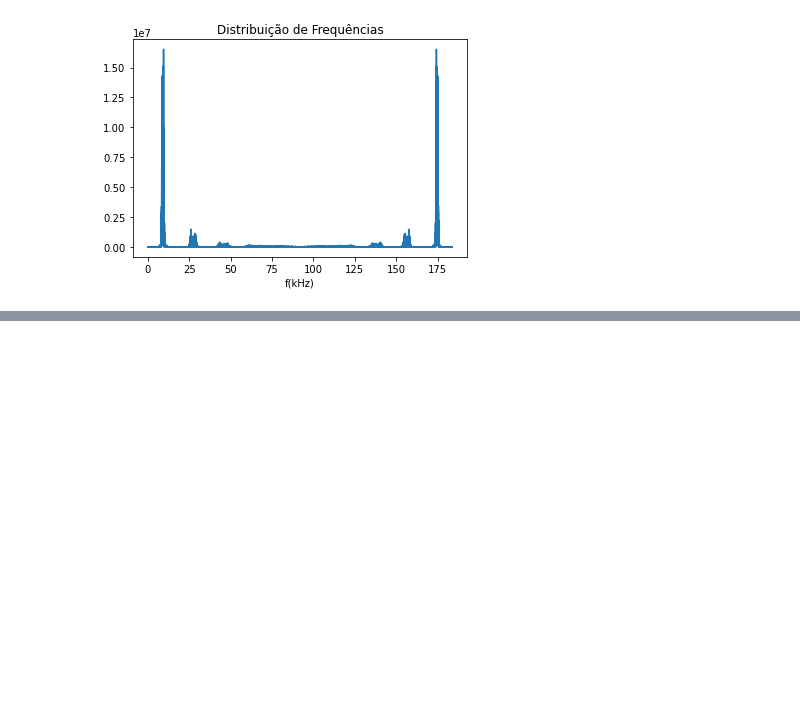
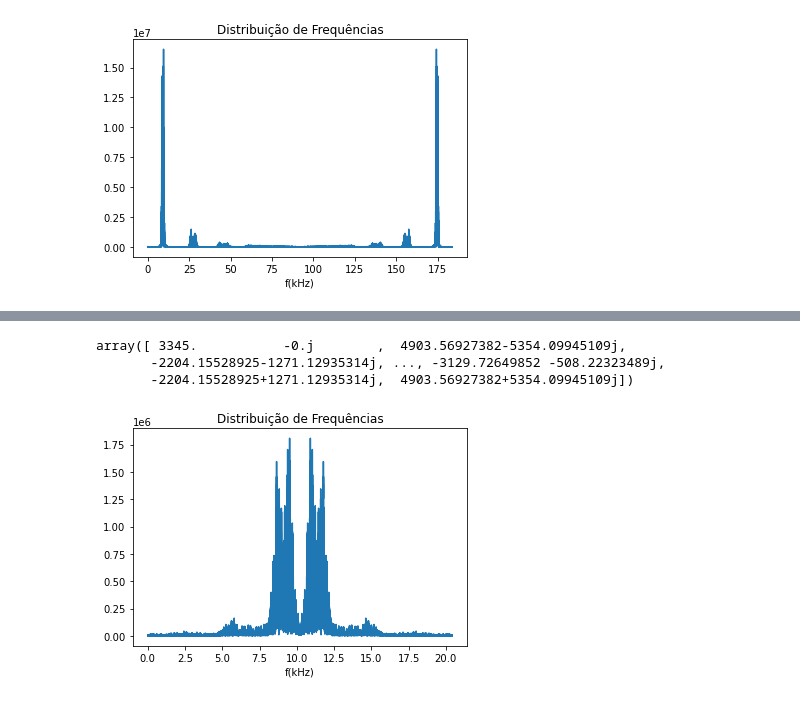
Before and after one commit to AlefeTiago/signal_systems_projects, a Jupyter notebook: project01_sampling/Exp01.ipynb, the cells around one changed output, grey strips where cells are left out. Saved outputs shown, nothing was run; the diff lists cells and outputs as text; code cells hidden in the pictures; blank space fills up the shorter version.

```diff
--- a/project01_sampling/Exp01.ipynb
+++ b/project01_sampling/Exp01.ipynb
@@ -50,0 +83,3 @@ plt.xlabel('f(kHz)');
+# %%
+subamostrado = som[::9]
+fs_nova = fs/9
@@ -50,0 +90,17 @@ plt.xlabel('f(kHz)');
+# %%
+fft_grilo_sub=sci.fft.fft(subamostrado)
+# %%
+fft_grilo_sub
+# %% [output]
+array([ 3345.           -0.j        ,  4903.56927382-5354.09945109j,
+       -2204.15528925-1271.12935314j, ..., -3129.72649852 -508.22323489j,
+       -2204.15528925+1271.12935314j,  4903.56927382+5354.09945109j])
+# %%
+frequencias_sub = np.arange(fft_grilo_sub.size)/10**3
+amplitudes_sub = np.abs(fft_grilo_sub)
+
+plt.plot(frequencias_sub,amplitudes_sub);
+plt.title('Distribuição de Frequências')
+plt.xlabel('f(kHz)');
+# %% [output]
+[figure, added]
```
Also changed, not shown: parts of 11 cells of this notebook.
